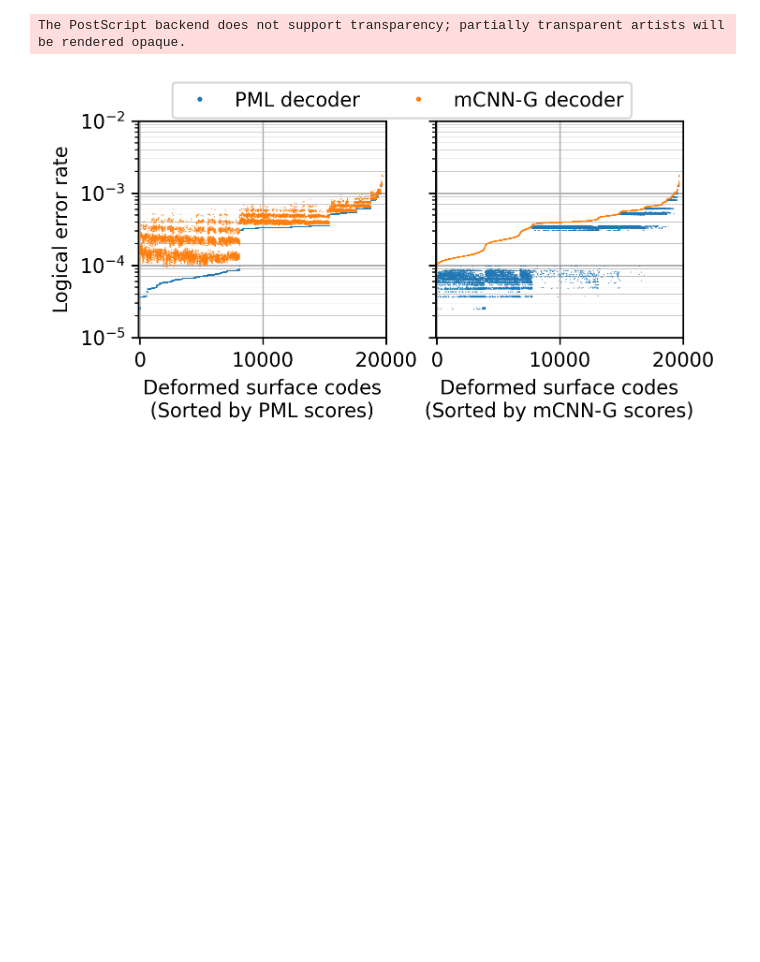
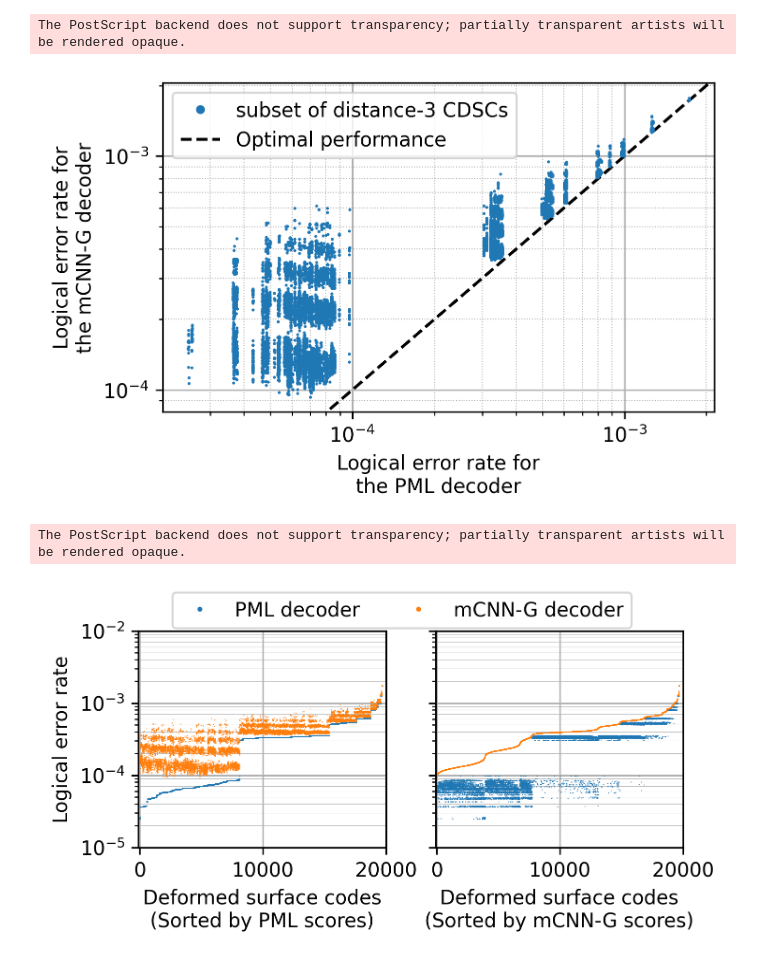
Before and after one commit to JuliusRye/QEC, a Jupyter notebook: Modules/fig_deformation_performance_comparison.ipynb, the cells around one changed output. Drawn from its saved outputs; the diff is of its cells as text; code cells hidden in the pictures; blank space fills up the shorter version.

```diff
--- a/Modules/fig_deformation_performance_comparison.ipynb
+++ b/Modules/fig_deformation_performance_comparison.ipynb
@@ -5,6 +5,49 @@ import matplotlib.pyplot as plt
 all_logical_error_rates_CNN_G = jnp.load("data/environmentCNN_CNN-G_error_rates_p01_nu500.npy")
 all_logical_error_rates_CNN_B = jnp.load("data/environmentCNN_CNN-B_error_rates_p01_nu500.npy")
 all_logical_error_rates_PML = jnp.load("data/environmentPML_error_rates_p01_nu500.npy")
+# %%
+plt.figure(figsize=(5,3), dpi=300)
+
+# Set rasterized to True to keep pdf size manageable
+plt.plot(
+    all_logical_error_rates_PML,
+    all_logical_error_rates_CNN_G,
+    '.',
+    label="subset of distance-3 CDSCs",
+    ms=3, mew=0,
+    zorder=3,
+    rasterized=True
+)
+plt.xscale("log")
+plt.yscale("log")
+plt.xlabel("Logical error rate for\nthe PML decoder")
+plt.ylabel("Logical error rate for\nthe mCNN-G decoder")
+
+xlims = plt.gca().get_xlim()
+ylims = plt.gca().get_ylim()
+plt.plot(
+    [min(xlims[0], ylims[0])*.9, max(xlims[1], ylims[1])*1.1],
+    [min(xlims[0], ylims[0])*.9, max(xlims[1], ylims[1])*1.1],
+    'k--',
+    label="Optimal performance",
+    zorder=2
+)
+plt.xlim(xlims)
+plt.ylim(ylims)
+
+plt.legend(markerscale=3)
+
+plt.grid(which='major', linestyle='-')
+plt.grid(which='minor', linestyle=':', linewidth=0.5)
+
+plt.savefig("figs/LER-across_deformations-PML_vs_mCNN-G.pdf", dpi=600, bbox_inches='tight')
+plt.savefig("figs/LER-across_deformations-PML_vs_mCNN-G.eps", dpi=600, bbox_inches='tight')
+plt.savefig("figs/LER-across_deformations-PML_vs_mCNN-G.png", dpi=300, bbox_inches='tight')
+
+plt.show()
+# %% [output]
+The PostScript backend does not support transparency; partially transparent artists will be rendered opaque.
+[figure, added]
 # %%
 sorted_order = [
     all_logical_error_rates_PML.argsort(),
```
Also changed, not shown: parts of 2 cells of this notebook, 11 other files.
